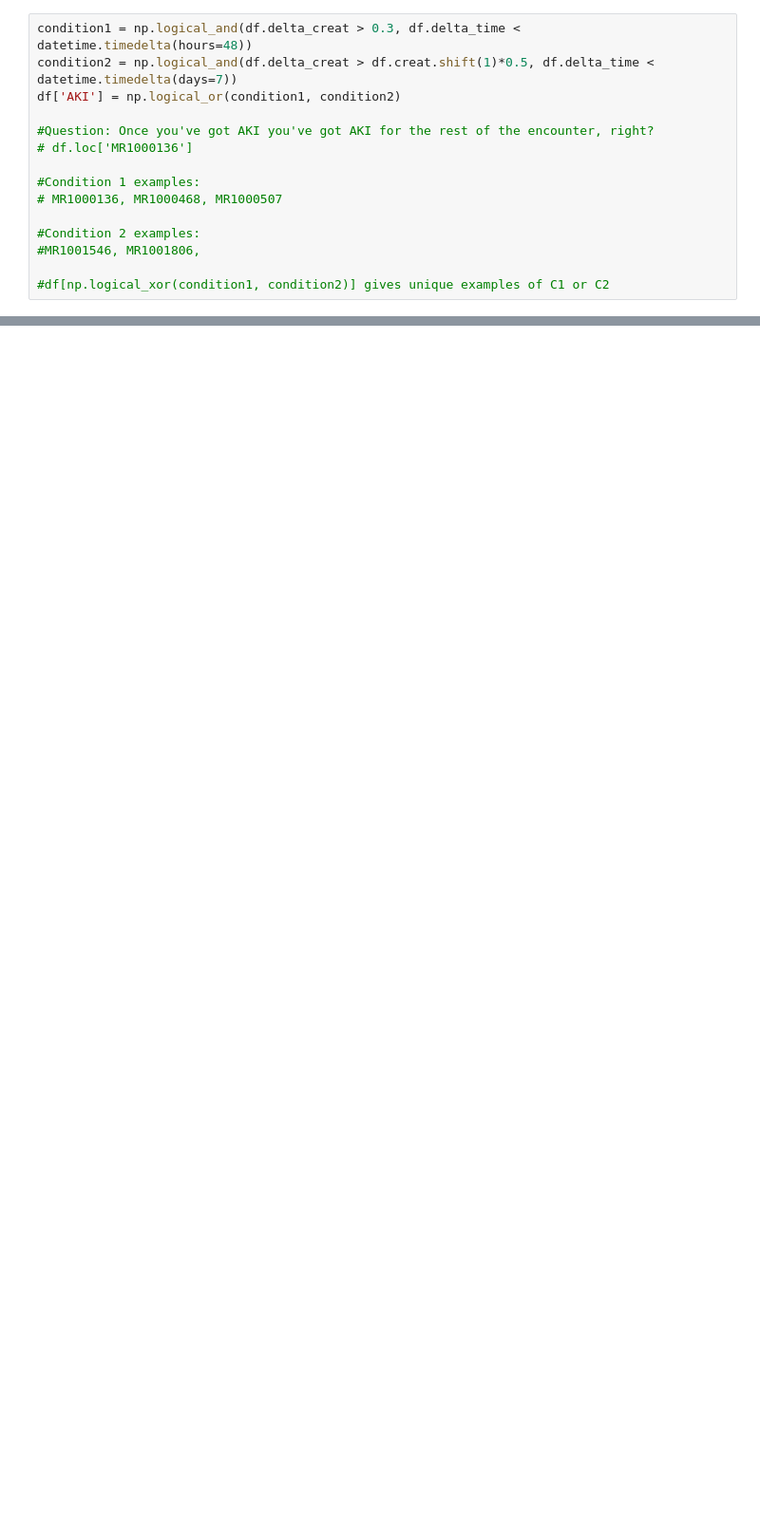
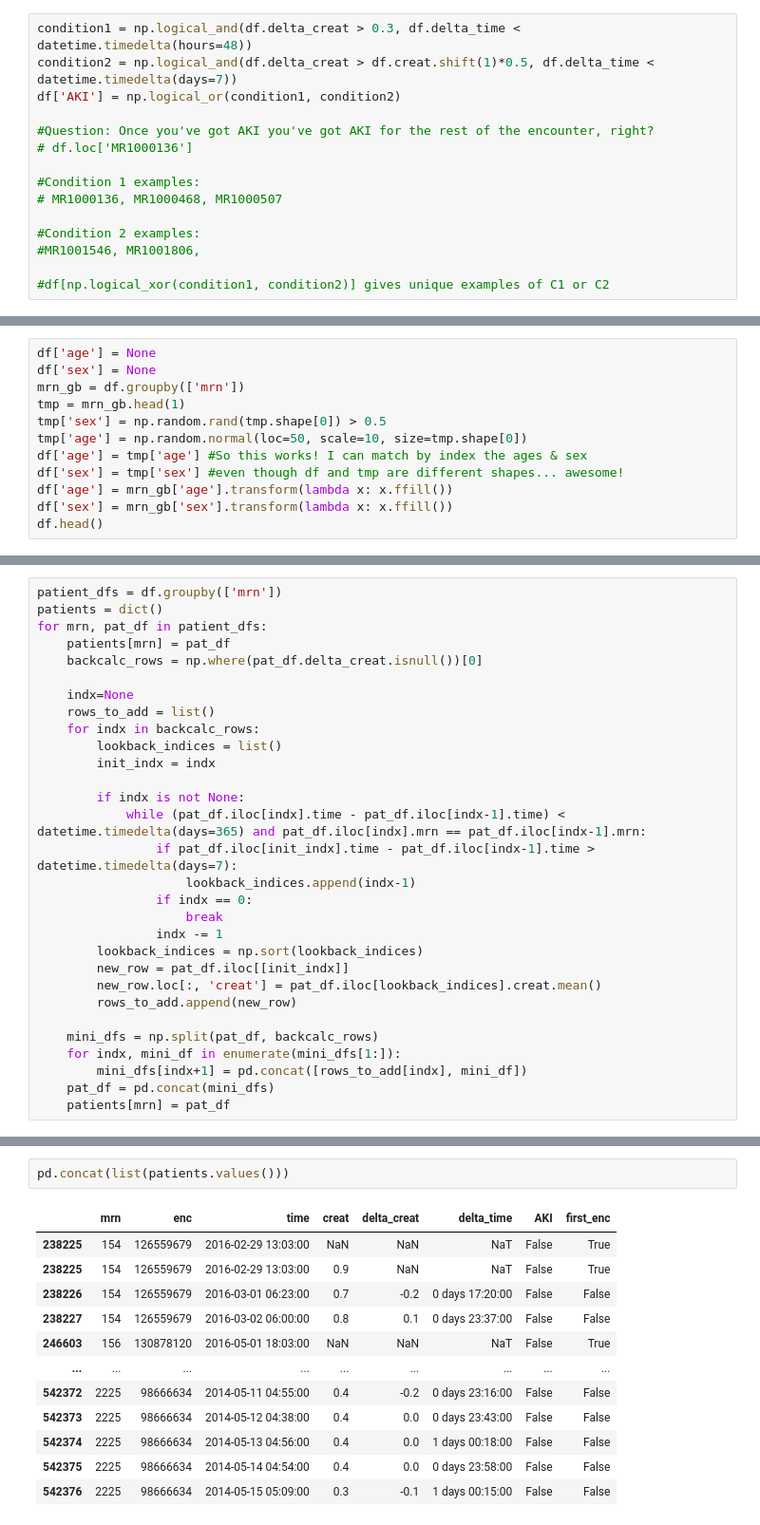
Before and after one commit to isaranwrap/StandardizingAKI, a Jupyter notebook: StandardizingAKIDefinition.ipynb, the cells around one changed output, grey strips where cells are left out. Shown: that part at 95% size. Saved outputs shown, nothing was run; the diff lists cells and outputs as text; blank space fills up the shorter version.

```diff
--- a/StandardizingAKIDefinition.ipynb
+++ b/StandardizingAKIDefinition.ipynb
@@ -56,0 +147,12 @@ df['AKI'] = np.logical_or(condition1, condition2)
+# %%
+df['age'] = None
+df['sex'] = None
+mrn_gb = df.groupby(['mrn'])
+tmp = mrn_gb.head(1)
+tmp['sex'] = np.random.rand(tmp.shape[0]) > 0.5
+tmp['age'] = np.random.normal(loc=50, scale=10, size=tmp.shape[0])
+df['age'] = tmp['age'] #So this works! I can match by index the ages & sex
+df['sex'] = tmp['sex'] #even though df and tmp are different shapes... awesome!
+df['age'] = mrn_gb['age'].transform(lambda x: x.ffill())
+df['sex'] = mrn_gb['sex'].transform(lambda x: x.ffill())
+df.head()
@@ -56,0 +229,30 @@ df['AKI'] = np.logical_or(condition1, condition2)
+# %%
+patient_dfs = df.groupby(['mrn'])
+patients = dict()
+for mrn, pat_df in patient_dfs:
+    patients[mrn] = pat_df
+    backcalc_rows = np.where(pat_df.delta_creat.isnull())[0]
+
+    indx=None
+    rows_to_add = list()
+    for indx in backcalc_rows:
+        lookback_indices = list()
+        init_indx = indx
+
+        if indx is not None:
+            while (pat_df.iloc[indx].time - pat_df.iloc[indx-1].time) < datetime.timedelta(days=365) and pat_df.iloc[indx].mrn == pat_df.iloc[indx-1].mrn:
+                if pat_df.iloc[init_indx].time - pat_df.iloc[indx-1].time > datetime.timedelta(days=7):
+                    lookback_indices.append(indx-1)
+                if indx == 0:
+                    break
+                indx -= 1
+        lookback_indices = np.sort(lookback_indices)
+        new_row = pat_df.iloc[[init_indx]]
+        new_row.loc[:, 'creat'] = pat_df.iloc[lookback_indices].creat.mean()
+        rows_to_add.append(new_row)
+
+    mini_dfs = np.split(pat_df, backcalc_rows)
+    for indx, mini_df in enumerate(mini_dfs[1:]):
+        mini_dfs[indx+1] = pd.concat([rows_to_add[indx], mini_df])
+    pat_df = pd.concat(mini_dfs)
+    patients[mrn] = pat_df
@@ -56,0 +265,15 @@ df['AKI'] = np.logical_or(condition1, condition2)
+# %%
+pd.concat(list(patients.values()))
+# %% [output]
+|  | mrn | enc | time | creat | delta_creat | delta_time | AKI | first_enc |
+| 238225 | 154 | 126559679 | 2016-02-29 13:03:00 | NaN | NaN | NaT | False | True |
+| 238225 | 154 | 126559679 | 2016-02-29 13:03:00 | 0.9 | NaN | NaT | False | True |
+| 238226 | 154 | 126559679 | 2016-03-01 06:23:00 | 0.7 | -0.2 | 0 days 17:20:00 | False | False |
+| 238227 | 154 | 126559679 | 2016-03-02 06:00:00 | 0.8 | 0.1 | 0 days 23:37:00 | False | False |
+| 246603 | 156 | 130878120 | 2016-05-01 18:03:00 | NaN | NaN | NaT | False | True |
+| ... | ... | ... | ... | ... | ... | ... | ... | ... |
+| 542372 | 2225 | 98666634 | 2014-05-11 04:55:00 | 0.4 | -0.2 | 0 days 23:16:00 | False | False |
+| 542373 | 2225 | 98666634 | 2014-05-12 04:38:00 | 0.4 | 0.0 | 0 days 23:43:00 | False | False |
+| 542374 | 2225 | 98666634 | 2014-05-13 04:56:00 | 0.4 | 0.0 | 1 days 00:18:00 | False | False |
+| 542375 | 2225 | 98666634 | 2014-05-14 04:54:00 | 0.4 | 0.0 | 0 days 23:58:00 | False | False |
+| 542376 | 2225 | 98666634 | 2014-05-15 05:09:00 | 0.3 | -0.1 | 1 days 00:15:00 | False | False |
```
Also changed, not shown: parts of 19 cells of this notebook.
